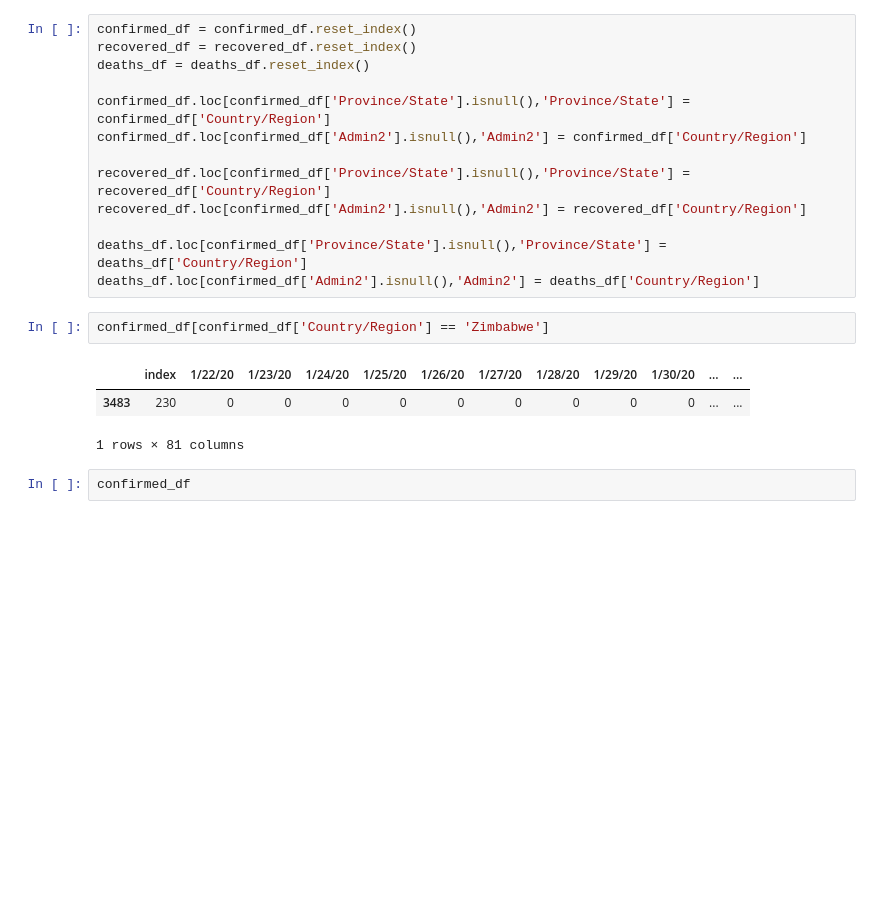
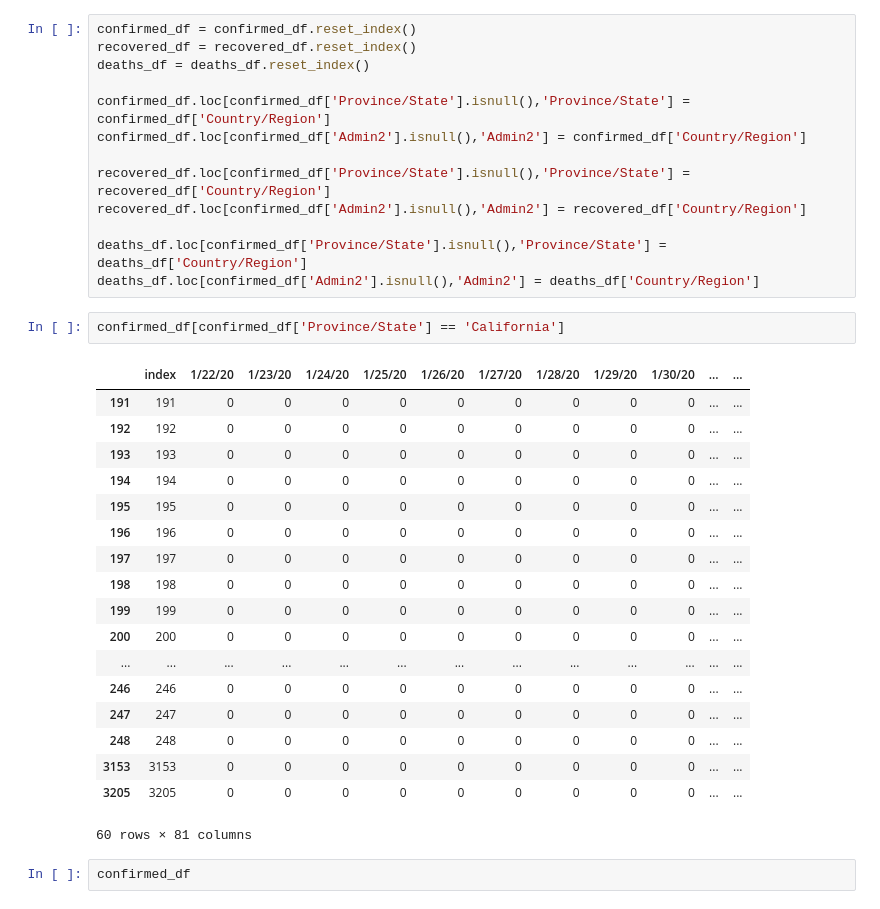
Before and after one commit to costcohotdog/wuhan-coronavirus, a Jupyter notebook: notebooks/Automatic Data.ipynb, the cells around one changed output. Saved outputs shown, nothing was run; the diff lists cells and outputs as text; blank space fills up the shorter version.

```diff
--- a/notebooks/Automatic Data.ipynb
+++ b/notebooks/Automatic Data.ipynb
@@ -288,12 +296,27 @@ recovered_df.loc[confirmed_df['Admin2'].isnull(),'Admin2'] = recovered_df['Count
 
 deaths_df.loc[confirmed_df['Province/State'].isnull(),'Province/State'] = deaths_df['Country/Region']
 deaths_df.loc[confirmed_df['Admin2'].isnull(),'Admin2'] = deaths_df['Country/Region']
-# %%
-confirmed_df[confirmed_df['Country/Region'] == 'Zimbabwe']
-# %% [output]
-|  | index | 1/22/20 | 1/23/20 | 1/24/20 | 1/25/20 | 1/26/20 | 1/27/20 | 1/28/20 | 1/29/20 | 1/30/20 | ... | ... |
-| 3483 | 230 | 0 | 0 | 0 | 0 | 0 | 0 | 0 | 0 | 0 | ... | ... |
-1 rows × 81 columns
+# %%
+confirmed_df[confirmed_df['Province/State'] == 'California']
+# %% [output]
+|  | index | 1/22/20 | 1/23/20 | 1/24/20 | 1/25/20 | 1/26/20 | 1/27/20 | 1/28/20 | 1/29/20 | 1/30/20 | ... | ... |
+| 191 | 191 | 0 | 0 | 0 | 0 | 0 | 0 | 0 | 0 | 0 | ... | ... |
+| 192 | 192 | 0 | 0 | 0 | 0 | 0 | 0 | 0 | 0 | 0 | ... | ... |
+| 193 | 193 | 0 | 0 | 0 | 0 | 0 | 0 | 0 | 0 | 0 | ... | ... |
+| 194 | 194 | 0 | 0 | 0 | 0 | 0 | 0 | 0 | 0 | 0 | ... | ... |
+| 195 | 195 | 0 | 0 | 0 | 0 | 0 | 0 | 0 | 0 | 0 | ... | ... |
+| 196 | 196 | 0 | 0 | 0 | 0 | 0 | 0 | 0 | 0 | 0 | ... | ... |
+| 197 | 197 | 0 | 0 | 0 | 0 | 0 | 0 | 0 | 0 | 0 | ... | ... |
+| 198 | 198 | 0 | 0 | 0 | 0 | 0 | 0 | 0 | 0 | 0 | ... | ... |
+| 199 | 199 | 0 | 0 | 0 | 0 | 0 | 0 | 0 | 0 | 0 | ... | ... |
+| 200 | 200 | 0 | 0 | 0 | 0 | 0 | 0 | 0 | 0 | 0 | ... | ... |
+| ... | ... | ... | ... | ... | ... | ... | ... | ... | ... | ... | ... | ... |
+| 246 | 246 | 0 | 0 | 0 | 0 | 0 | 0 | 0 | 0 | 0 | ... | ... |
+| 247 | 247 | 0 | 0 | 0 | 0 | 0 | 0 | 0 | 0 | 0 | ... | ... |
+| 248 | 248 | 0 | 0 | 0 | 0 | 0 | 0 | 0 | 0 | 0 | ... | ... |
+| 3153 | 3153 | 0 | 0 | 0 | 0 | 0 | 0 | 0 | 0 | 0 | ... | ... |
+| 3205 | 3205 | 0 | 0 | 0 | 0 | 0 | 0 | 0 | 0 | 0 | ... | ... |
+60 rows × 81 columns
 # %%
 confirmed_df
 # %% [output]
```
Also changed, not shown: parts of 5 cells of this notebook, 2 other files.
